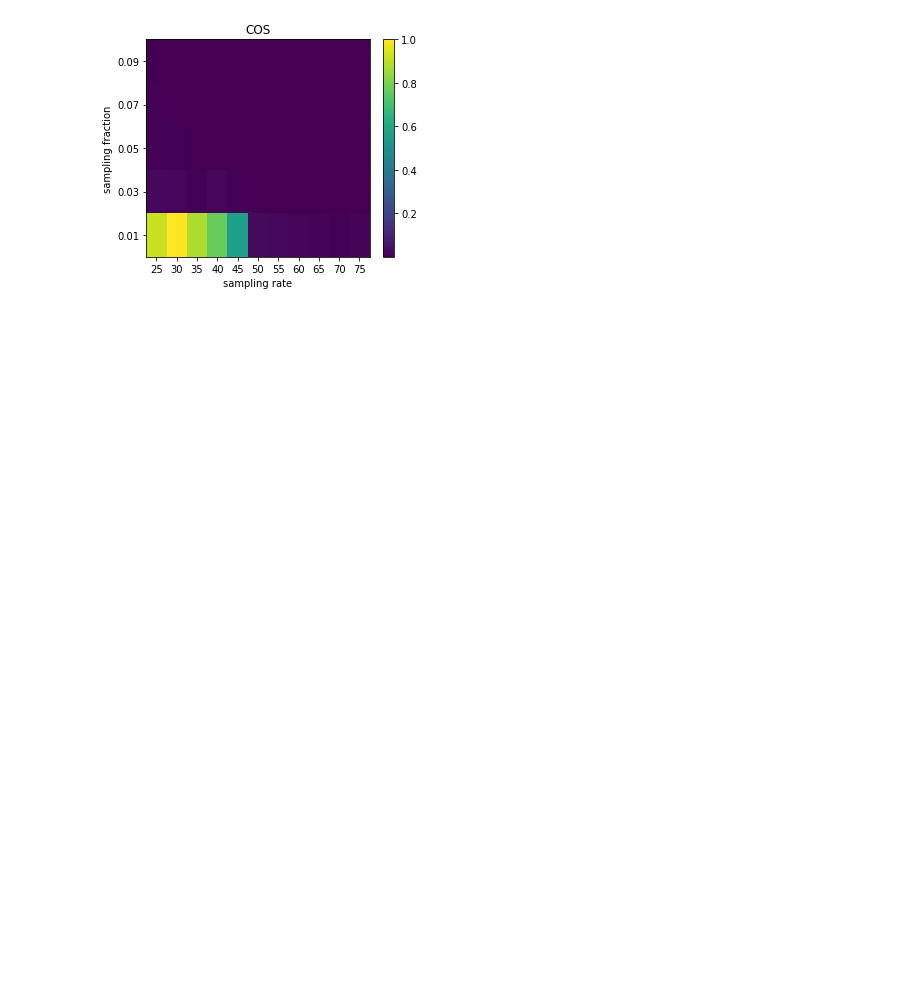
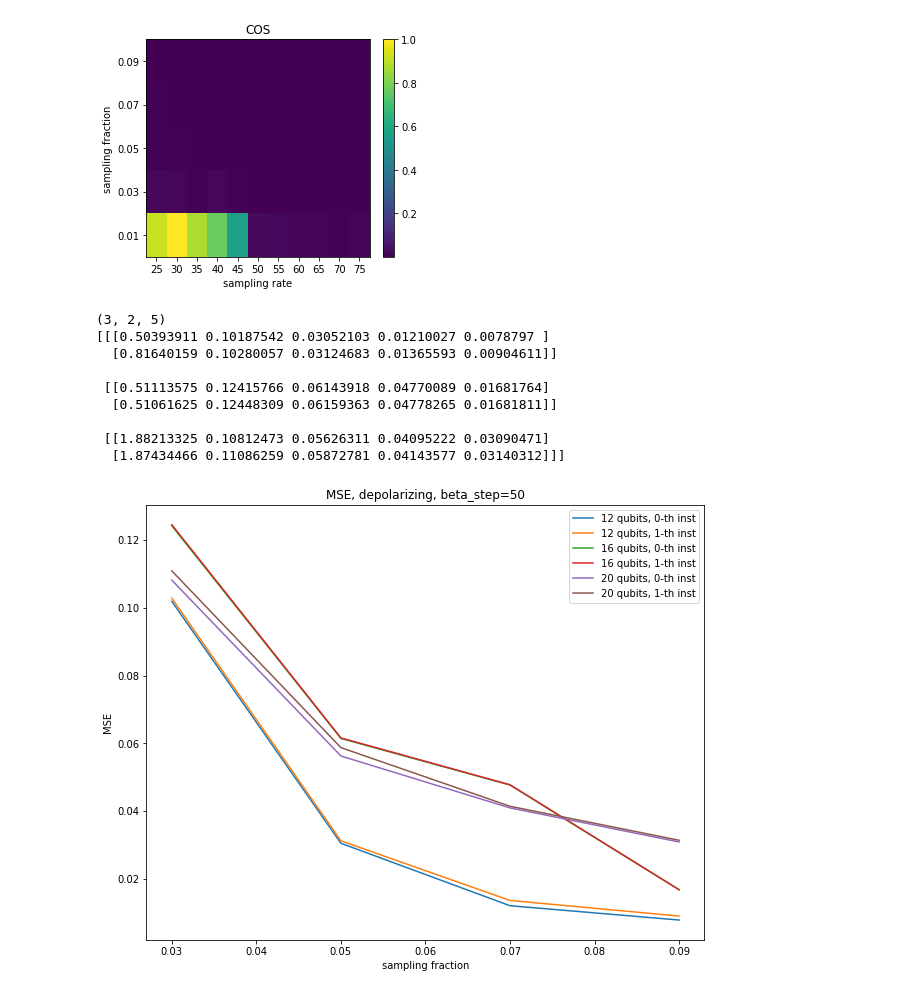
Before and after one commit to kunliu7/oscar, a Jupyter notebook: vis_figures_in_paper.ipynb, the cells around one changed output. Saved outputs shown, nothing was run; the diff lists cells and outputs as text; code cells hidden in the pictures; blank space fills up the shorter version.

```diff
--- a/vis_figures_in_paper.ipynb
+++ b/vis_figures_in_paper.ipynb
@@ -383,3 +460,59 @@ heatmap_sf_sr_recon_error(sf_range, sr_range, np.array(cos))
 # heatmap_sf_sr_recon_error(sf_range, sr_range, np.array(mse))
 # %% [output]
 [figure]
+# %%
+def vis_recon_error_p1(nq_range, inst_range, sf_range, errors, start=1):
+    errors = errors.reshape(len(nq_range), len(inst_range), len(sf_range))
+    print(errors.shape)
+    print(errors)
+    fig = plt.figure(figsize=[10, 8])
+    # plt.plot()
+    ax = plt.axes()
+    for i in range(len(nq_range)):
+        for j in range(len(inst_range)):
+            # print(sf_range[2:])
+            ax.plot(sf_range[start:], errors[i,j,start:], label=f"{nq_range[i]} qubits, {inst_range[j]}-th inst")
+    # plt.plot(beta_opt, gamma_opt, "ro")
+
+    # X, Y = np.meshgrid(sr_range, sf_range, indexing='ij')
+    # Z = errors.reshape(len(sr_range), len(sf_range))
+
+    # c = ax.pcolormesh(X, Y, Z) # , cmap='viridis', vmin=z_min, vmax=z_max)
+    # ax.axis([X.min(), X.max(), Y.min(), Y.max()])
+
+    ax.set_xlabel("sampling fraction")
+    # ax.set_xticks(sr_range)
+    ax.set_ylabel("MSE")
+    # ax.set_yticks(sf_range)
+    ax.set_title("MSE, depolarizing, beta_step=50")
+    plt.legend()
+    # ax.plot(beta_opt, gamma_opt, "ro")
+    # fig.colorbar(c, ax=ax)
+    # fig.savefig(figpath)
+    plt.show()
+    return errors
+
+# depolarizing 0.001, 0.005
+# mse = [0.5294567889697064, 0.10504512962369626, 0.0313981299420259, 0.012503321574744162, 0.008140374429632507, 0.8424334405179074, 0.10568723568802518, 0.03212506658687189, 0.014080103905186459, 0.009296142398008756, 0.526865075200324, 0.12747919612932213, 0.06309042154958099, 0.049028926963782395, 0.017344741404916143, 0.5292877712080678, 0.12807155118871388, 0.06338557278944737, 0.04927365907019386, 0.01742941715973452, 1.9361662554992944, 0.11117192831199525, 0.05794935815783304, 0.042218665732938074, 0.031913622196141994, 1.9274262480485385, 0.11380618083255489, 0.06048147435362607, 0.042544439403038134, 0.032231339880888894]
+# cos = [0.03345611343649668, 0.001882758932071349, 0.00018351884817768838, 3.2312424903535586e-05, 1.3707400878582021e-05, 0.1189645214978915, 0.00180777477491334, 0.0001907390154839428, 4.040555030127013e-05, 1.7545841520250072e-05, 0.023844061448096587, 0.002032726517411043, 0.0004999788199564481, 0.00030430659574010033, 3.7662019811590675e-05, 0.02382890847269281, 0.0020325601979672703, 0.0004999731174260003, 0.0003044908765591492, 3.767714656655041e-05, 0.3036874338519604, 0.0008274828744364582, 0.0002466740593143335, 0.0001358167458470616, 7.858596328635947e-05, 0.29930637856623044, 0.0008437189310439575, 0.0002633779178375928, 0.0001353103607633077, 7.849847216112593e-05]
+
+# depolarizing 0.003, 0.007
+mse =  [0.5039391145820539, 0.10187541579824788, 0.030521028927380053, 0.012100274958501474, 0.007879699198447391, 0.8164015928099697, 0.10280057365192978, 0.031246832290654097, 0.013655930917672875, 0.00904611410285615, 0.5111357466189159, 0.12415765730594497, 0.06143917804136556, 0.047700887403396286, 0.016817643074515512, 0.5106162502837763, 0.12448309263267172, 0.06159363454853711, 0.047782653207815724, 0.016818108440983092, 1.8821332493158773, 0.10812472566677976, 0.05626310971617496, 0.040952219495018434, 0.030904712822065413, 1.8743446567979802, 0.11086259352599241, 0.05872780804047352, 0.04143577374538176, 0.031403123343349756]
+cos =  [0.03136409094172088, 0.0018815084299171891, 0.00018399240948696605, 3.213134121327066e-05, 1.364762014444132e-05, 0.11782864549589178, 0.0018098338121567137, 0.00019087352646751654, 4.0206323897673535e-05, 1.7577098521237566e-05, 0.02374738664478715, 0.002033384390250359, 0.000500005455133401, 0.00030376060436587693, 3.733602140165715e-05, 0.023632971680983994, 0.0020339993226150543, 0.0005000360258804459, 0.00030330285893775955, 3.7151272810787006e-05, 0.30499961591915303, 0.0008297448762913939, 0.00024676532028444775, 0.00013542860375459487, 7.80946002396643e-05, 0.2968800883830971, 0.0008426220675257223, 0.00026143955952540043, 0.00013512567448970003, 7.84428741792409e-05]
+
+nq_range = [12, 16, 20]
+inst_range = [0, 1]
+sf_range = np.arange(0.01, 0.11, 0.02)
+errors_noisy = vis_recon_error_p1(nq_range, inst_range, sf_range, np.array(mse))
+# errors_noisy = vis_recon_error_p1(nq_range, inst_range, sf_range, np.array(cos))
+# %% [output]
+(3, 2, 5)
+[[[0.50393911 0.10187542 0.03052103 0.01210027 0.0078797 ]
+  [0.81640159 0.10280057 0.03124683 0.01365593 0.00904611]]
+
+ [[0.51113575 0.12415766 0.06143918 0.04770089 0.01681764]
+  [0.51061625 0.12448309 0.06159363 0.04778265 0.01681811]]
+
+ [[1.88213325 0.10812473 0.05626311 0.04095222 0.03090471]
+  [1.87434466 0.11086259 0.05872781 0.04143577 0.03140312]]]
+[figure, added]
```
Also changed, not shown: parts of 7 cells of this notebook.
